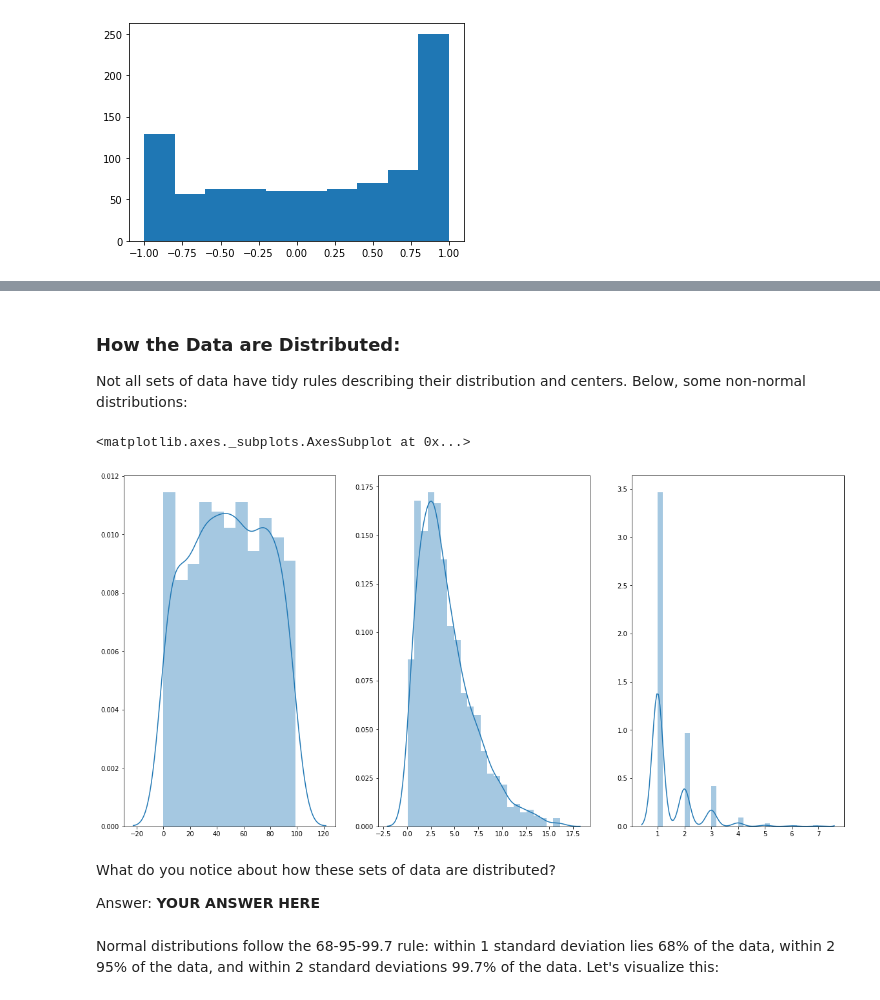
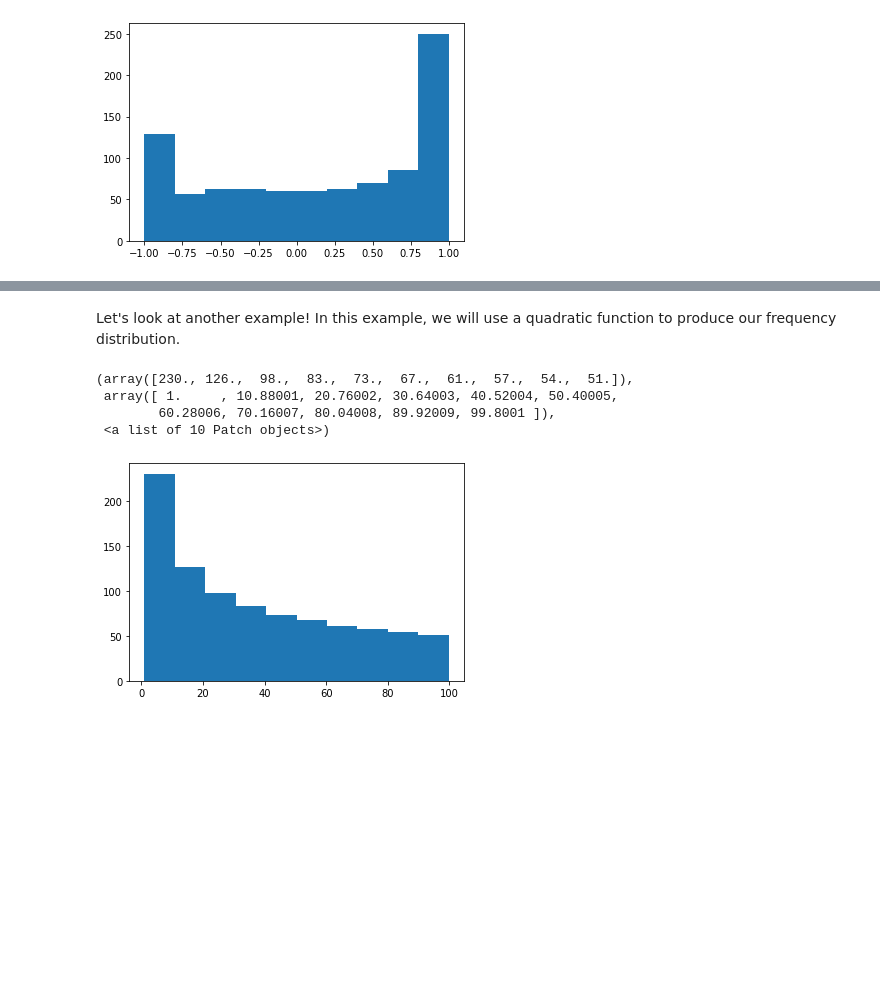
Before and after one commit to ds-modules/POLSCI-3, a Jupyter notebook: Distributions Homework 1.ipynb, the cells around one changed output, grey strips where cells are left out. Saved outputs shown, nothing was run; the diff lists cells and outputs as text; code cells hidden in the pictures; blank space fills up the shorter version.

```diff
--- a/Distributions Homework 1.ipynb
+++ b/Distributions Homework 1.ipynb
@@ -255,17 +197,11 @@ plt.hist(np.random.normal(size=100000), bins=100)
-# %% [markdown]
-### How the Data are Distributed:
-Not all sets of data have tidy rules describing their distribution and centers. Below, some non-normal distributions:
-# %%
-fig, axs = plt.subplots(1, 3, figsize=(20,10))
-sns.distplot(np.random.randint(100, size=1000), ax=axs[0])
-sns.distplot(np.random.gamma(2, 2, size=1000), ax=axs[1])
-sns.distplot(np.random.geometric(.7, size=1000), ax=axs[2])
-# %% [output]
-<matplotlib.axes._subplots.AxesSubplot at 0x...>
-[figure, removed]
-# %% [markdown]
-What do you notice about how these sets of data are distributed?
-
-Answer: **YOUR ANSWER HERE**
-# %% [markdown]
-Normal distributions follow the 68-95-99.7 rule: within 1 standard deviation lies 68% of the data, within 2 95% of the data, and within 2 standard deviations 99.7% of the data. Let's visualize this:
+# %% [markdown]
+Let's look at another example! In this example, we will use a quadratic function to produce our frequency distribution.
+# %%
+x = np.arange(1,10, step=.01)
+plt.hist(x**2)
+# %% [output]
+(array([230., 126.,  98.,  83.,  73.,  67.,  61.,  57.,  54.,  51.]),
+ array([ 1.     , 10.88001, 20.76002, 30.64003, 40.52004, 50.40005,
+        60.28006, 70.16007, 80.04008, 89.92009, 99.8001 ]),
+ <a list of 10 Patch objects>)
+[figure, added]
```
Also changed, not shown: parts of 33 cells of this notebook, 1 other file.
